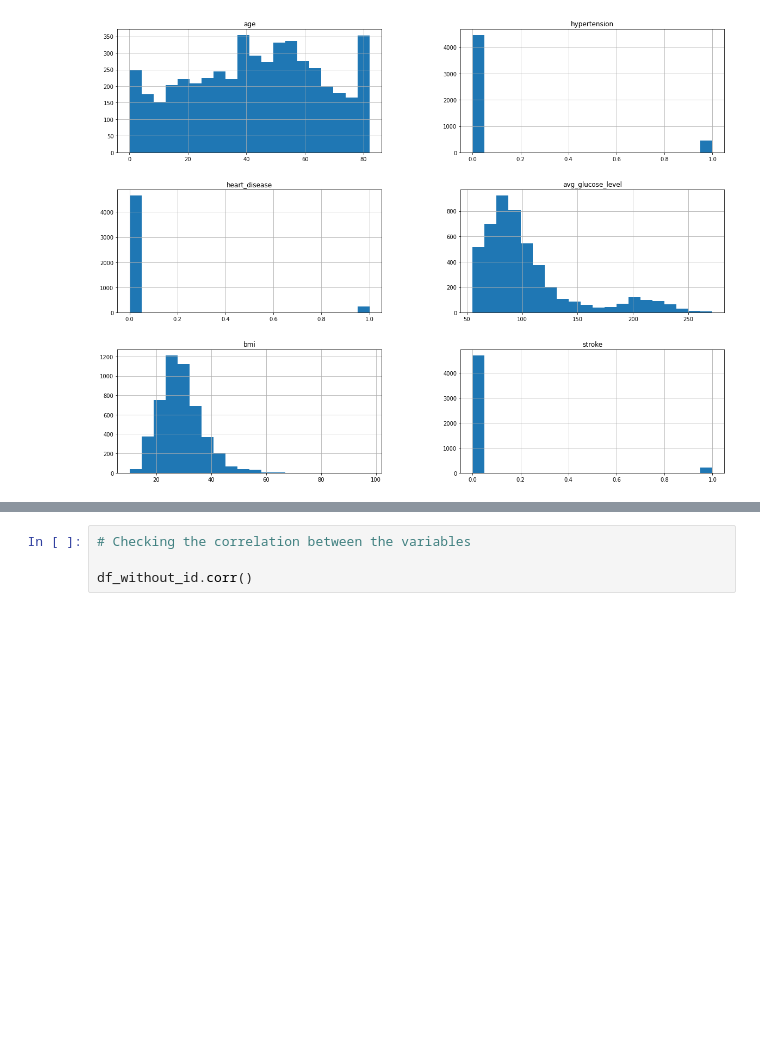
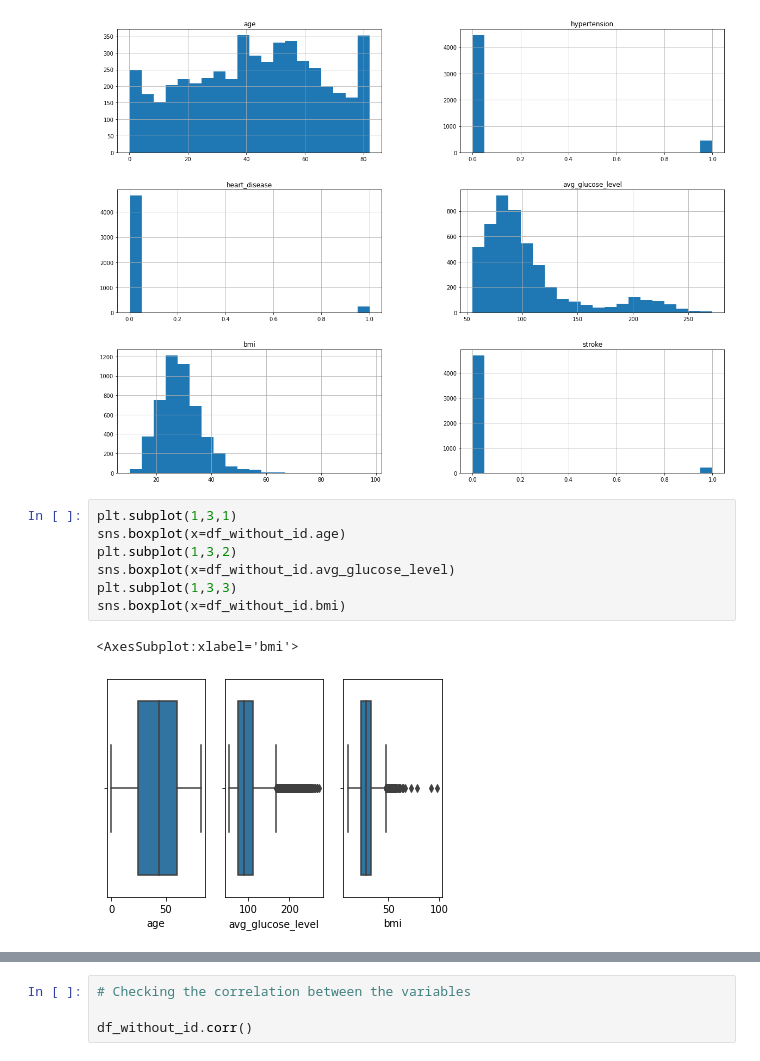
Before and after one commit to anibalfisico/Data-Science, a Jupyter notebook: stroke-prediction-dataset.ipynb, the cells around one changed output, grey strips where cells are left out. Cells and saved outputs as stored; diff of their text form; blank space fills up the shorter version.

```diff
--- a/stroke-prediction-dataset.ipynb
+++ b/stroke-prediction-dataset.ipynb
@@ -103,3 +116,13 @@ df_without_id = df.drop(columns='id')
 df_without_id.hist(bins=20, figsize=(20,15));
 # %% [output]
 [figure]
+# %%
+plt.subplot(1,3,1)
+sns.boxplot(x=df_without_id.age)
+plt.subplot(1,3,2)
+sns.boxplot(x=df_without_id.avg_glucose_level)
+plt.subplot(1,3,3)
+sns.boxplot(x=df_without_id.bmi)
+# %% [output]
+<AxesSubplot:xlabel='bmi'>
+[figure, added]
```
Also changed, not shown: parts of 9 cells of this notebook.
